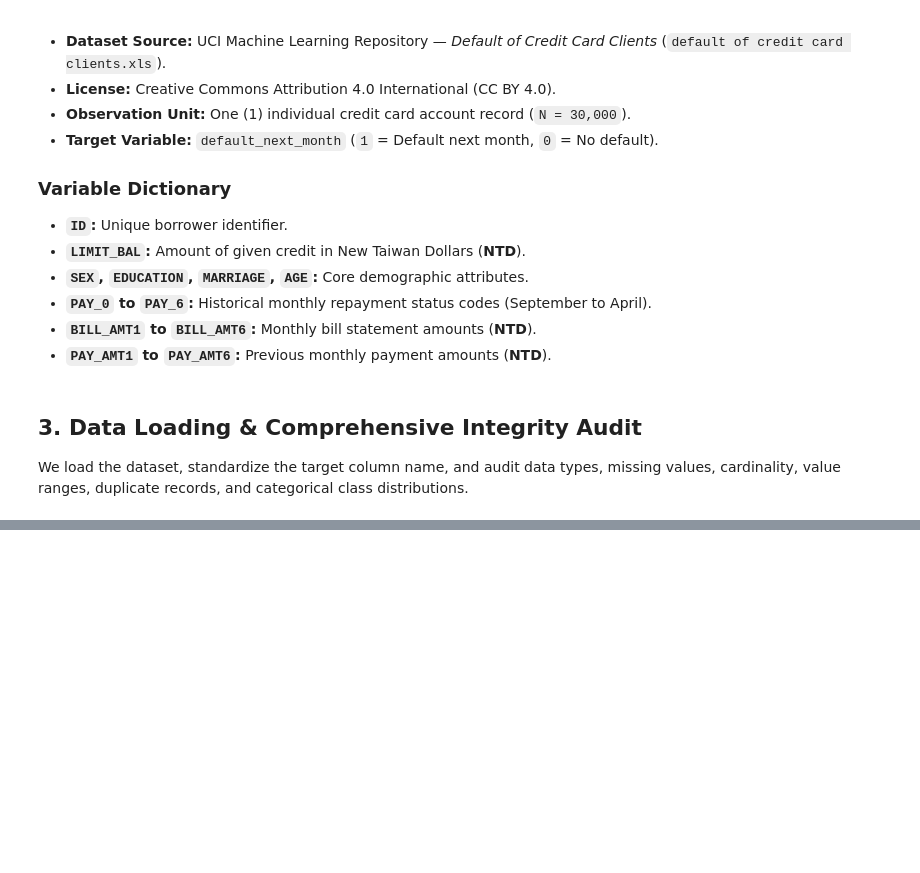
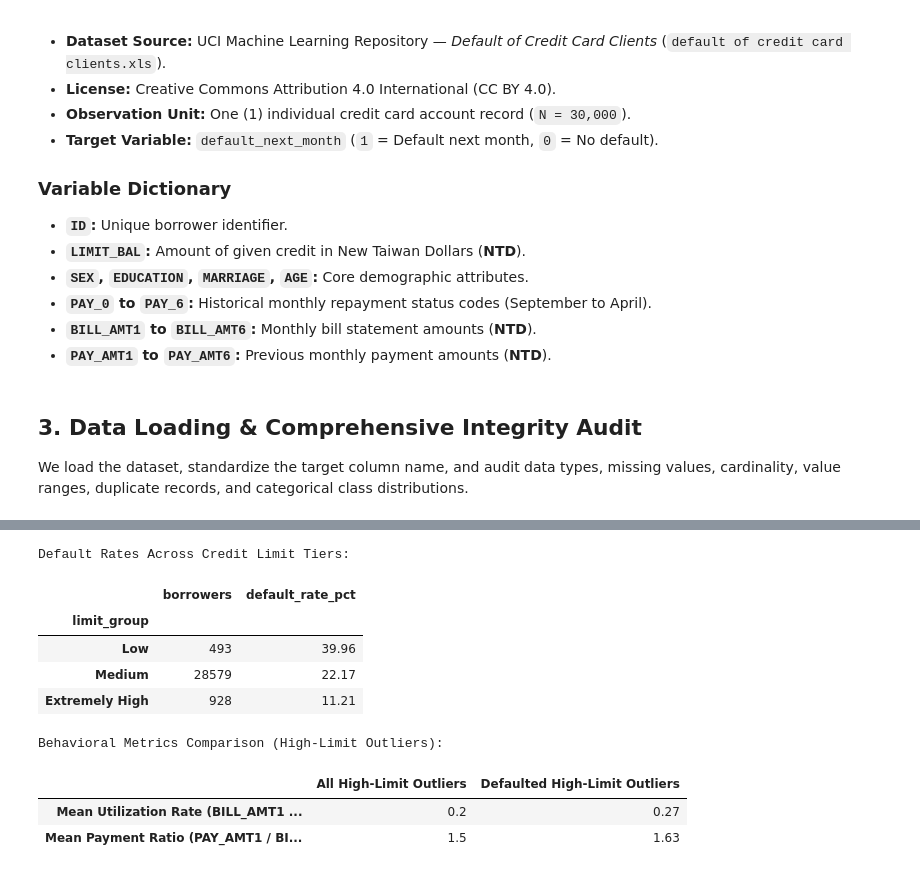
Before and after one commit to loulakanani/machine-learning-in-finance, a Jupyter notebook: 03_Credit_Risk_Analysis_and_Pipeline_Engineering.ipynb, the cells around one changed output, grey strips where cells are left out. Drawn from its saved outputs; the diff is of its cells as text; code cells hidden in the pictures; blank space fills up the shorter version.

```diff
--- a/03_Credit_Risk_Analysis_and_Pipeline_Engineering.ipynb
+++ b/03_Credit_Risk_Analysis_and_Pipeline_Engineering.ipynb
@@ -265,0 +191,48 @@ Generative AI was used purely as a supportive tool in this project to assist wit
+# %%
+low_limit_threshold = credit["LIMIT_BAL"].quantile(0.01)
+high_limit_threshold = credit["LIMIT_BAL"].quantile(0.99)
+
+credit["limit_group"] = "Medium"
+credit.loc[credit["LIMIT_BAL"] <= low_limit_threshold, "limit_group"] = "Low"
+credit.loc[credit["LIMIT_BAL"] >= high_limit_threshold, "limit_group"] = "Extremely High"
+
+tier_summary = credit.groupby("limit_group").agg(
+    borrowers=("ID", "count"),
+    default_rate=("default_next_month", "mean")
+).reindex(["Low", "Medium", "Extremely High"])
+tier_summary["default_rate_pct"] = (tier_summary["default_rate"] * 100).round(2)
+
+print("Default Rates Across Credit Limit Tiers:")
+display(tier_summary[["borrowers", "default_rate_pct"]])
+
+# Utilization & Liquidity Metrics for High-Limit Outliers
+credit["utilization_rate"] = credit["BILL_AMT1"] / credit["LIMIT_BAL"]
+credit["payment_ratio"] = np.where(credit["BILL_AMT1"] > 0, credit["PAY_AMT1"] / credit["BILL_AMT1"], np.nan)
+
+outliers_all = credit[credit["limit_group"] == "Extremely High"]
+outliers_default = credit[(credit["limit_group"] == "Extremely High") & (credit["default_next_month"] == 1)]
+
+metrics_comparison = pd.DataFrame({
+    "All High-Limit Outliers": [
+        round(outliers_all["utilization_rate"].mean(), 2),
+        round(outliers_all["payment_ratio"].mean(), 2)
+    ],
+    "Defaulted High-Limit Outliers": [
+        round(outliers_default["utilization_rate"].mean(), 2),
+        round(outliers_default["payment_ratio"].mean(), 2)
+    ]
+}, index=["Mean Utilization Rate (BILL_AMT1 / LIMIT_BAL)", "Mean Payment Ratio (PAY_AMT1 / BILL_AMT1)"])
+
+print("\nBehavioral Metrics Comparison (High-Limit Outliers):")
+display(metrics_comparison)
+# %% [output]
+Default Rates Across Credit Limit Tiers:
+|  | borrowers | default_rate_pct |
+| limit_group |  |  |
+| Low | 493 | 39.96 |
+| Medium | 28579 | 22.17 |
+| Extremely High | 928 | 11.21 |
+Behavioral Metrics Comparison (High-Limit Outliers):
+|  | All High-Limit Outliers | Defaulted High-Limit Outliers |
+| Mean Utilization Rate (BILL_AMT1 ... | 0.2 | 0.27 |
+| Mean Payment Ratio (PAY_AMT1 / BI... | 1.5 | 1.63 |
```
Also changed, not shown: parts of 47 cells of this notebook.
